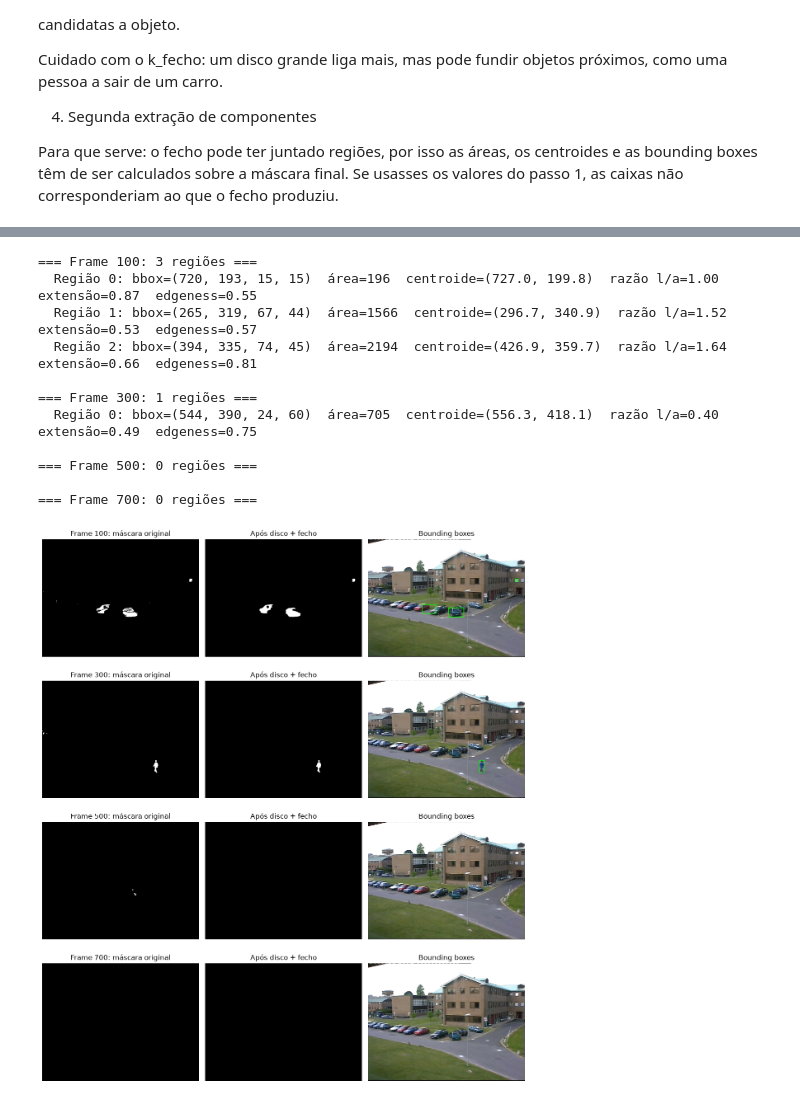
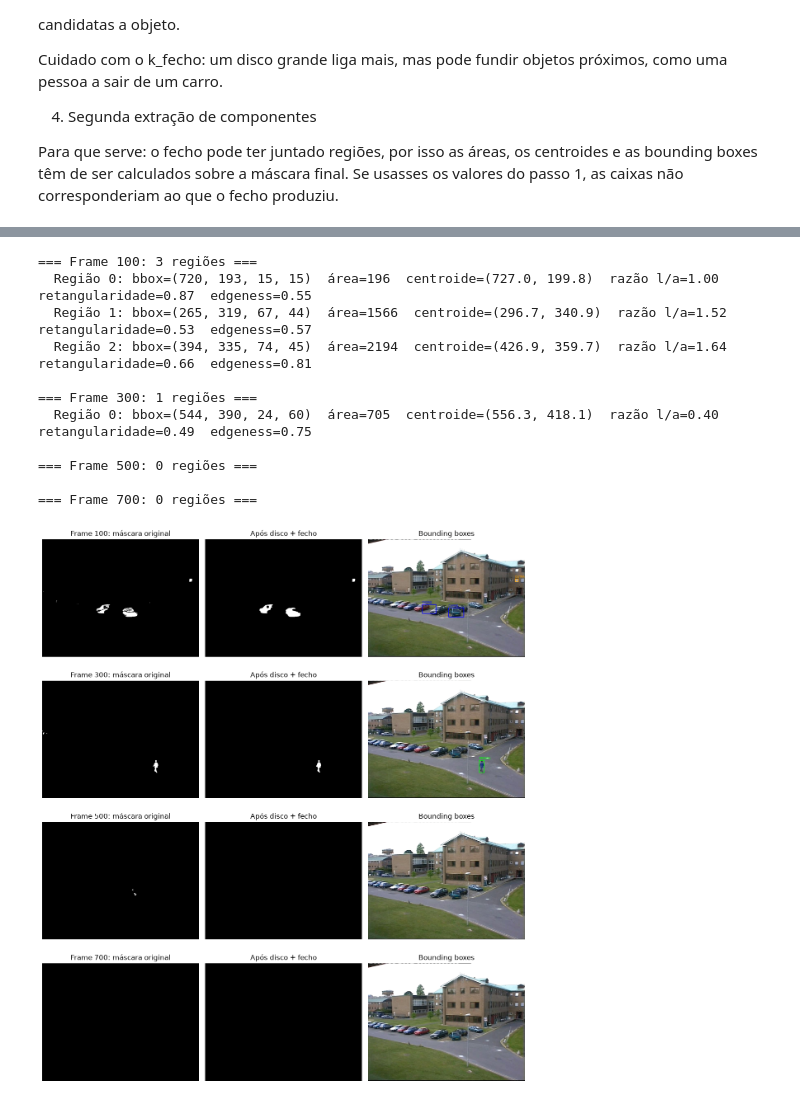
Before and after one commit to beatizisjesus-ctrl/PIV_TP2, a Jupyter notebook: PIV_TP2.ipynb, the cells around one changed output, grey strips where cells are left out. Saved outputs shown, nothing was run; the diff lists cells and outputs as text; code cells hidden in the pictures.

```diff
--- a/PIV_TP2.ipynb
+++ b/PIV_TP2.ipynb
@@ -291,7 +318,7 @@ def extrair_propriedades(regioes, frame, mascara_limpa, T_edge=40, bins=16):
 
         # Geometria (1º trabalho)
         r["razao"] = w / h
-        r["extensao"] = r["area"] / (w * h)
+        r["retangularidade"] = r["area"] / (w * h)
 
         # Histograma de cor normalizado (Cap. 6, slide 10): H e S dentro da máscara
         roi_hsv = hsv[y:y + h, x:x + w]
@@ -304,13 +331,30 @@ def extrair_propriedades(regioes, frame, mascara_limpa, T_edge=40, bins=16):
         r["edgeness"] = float(((mag >= T_edge) & (roi_mask > 0)).sum()) / max(n_pix, 1)
     return regioes
 
-
 def distancia_hist(h1, h2):
     """Distância L1 entre histogramas (Cap. 6, slide 10)."""
     return float(np.abs(h1 - h2).sum())
 
+# 6. Classificação das regiões
 
-# Teste: mesmo ciclo do passo 2, agora com limpeza da máscara e bounding boxes
+RAZAO_PESSOA_MAX = 0.8     # l/a abaixo disto -> forma alta
+RAZAO_CARRO_MIN = 1.1      # l/a acima disto  -> forma larga
+AREA_PESSOA = (150, 2500)  # intervalo de áreas para pessoa
+AREA_CARRO_MIN = 800       # área mínima para carro
+
+CORES = {"PESSOA": (0, 255, 0), "CARRO": (255, 0, 0), "OUTRA": (0, 165, 255)}   # BGR
+
+def classificar_regioes(regioes):
+    for r in regioes:
+        razao, area = r["razao"], r["area"]
+        if razao <= RAZAO_PESSOA_MAX and AREA_PESSOA[0] <= area <= AREA_PESSOA[1]:
+            r["classe"] = "PESSOA"
+        elif razao >= RAZAO_CARRO_MIN and area >= AREA_CARRO_MIN:
+            r["classe"] = "CARRO"
+        else:
+            r["classe"] = "OUTRA"
+    return regioes
+
 AREA_MIN = 150
 K_FECHO = 9
 
@@ -336,6 +380,7 @@ while True:
     limpa = limpar_mascara(mascara)          # 3. Operados Morfológicos
     regioes = detetar_regioes(limpa)         # 4. Deteção de regiões ativas
     propriedades = extrair_propriedades(regioes, frame, limpa)     # 5. Extração de propriedades das regiões
+    classsificacoes = classificar_regioes(regioes)               # 6. Classificação das regiões
 
     if n in frames_a_mostrar:
 
@@ -344,37 +389,40 @@ while True:
         for i, r in enumerate(regioes):
             print(f"  Região {i}: bbox={r['bbox']}  área={r['area']}  "
                   f"centroide=({r['centroide'][0]:.1f}, {r['centroide'][1]:.1f})  "
-                  f"razão l/a={r['razao']:.2f}  extensão={r['extensao']:.2f}  "
+                  f"razão l/a={r['razao']:.2f}  retangularidade={r['retangularidade']:.2f}  "
                   f"edgeness={r['edgeness']:.2f}")
 
         vis = frame.copy()
         for r in regioes:
             x, y, w, h = r["bbox"]
-            cv2.rectangle(vis, (x, y), (x + w, y + h), (0, 255, 0), 2)
+            cor = CORES[r["classe"]]
+            cv2.rectangle(vis, (x, y), (x + w, y + h), cor, 2)
+            cv2.putText(vis, r["classe"], (x, y - 5), cv2.FONT_HERSHEY_SIMPLEX, 0.5, cor, 1)
+
         resultados.append((n, mascara, limpa, vis, regioes))
     n += 1
 video.release()
 
 # Prints e visualização
 fig, eixos = plt.subplots(len(resultados), 3, figsize=(12, 3.5 * len(resultados)))
 for linha, (n, mascara, limpa, vis, regioes) in zip(np.atleast_2d(eixos), resultados):
     linha[0].imshow(mascara, cmap="gray"); linha[0].set_title(f"Frame {n}: máscara original")
     linha[1].imshow(limpa, cmap="gray");   linha[1].set_title("Após disco + fecho")
     linha[2].imshow(cv2.cvtColor(vis, cv2.COLOR_BGR2RGB)); linha[2].set_title("Bounding boxes")
     for ax in linha:
         ax.axis("off")
 plt.tight_layout()
 plt.show()
 # %% [output]
 === Frame 100: 3 regiões ===
-  Região 0: bbox=(720, 193, 15, 15)  área=196  centroide=(727.0, 199.8)  razão l/a=1.00  extensão=0.87  edgeness=0.55
-  Região 1: bbox=(265, 319, 67, 44)  área=1566  centroide=(296.7, 340.9)  razão l/a=1.52  extensão=0.53  edgeness=0.57
-  Região 2: bbox=(394, 335, 74, 45)  área=2194  centroide=(426.9, 359.7)  razão l/a=1.64  extensão=0.66  edgeness=0.81
+  Região 0: bbox=(720, 193, 15, 15)  área=196  centroide=(727.0, 199.8)  razão l/a=1.00  retangularidade=0.87  edgeness=0.55
+  Região 1: bbox=(265, 319, 67, 44)  área=1566  centroide=(296.7, 340.9)  razão l/a=1.52  retangularidade=0.53  edgeness=0.57
+  Região 2: bbox=(394, 335, 74, 45)  área=2194  centroide=(426.9, 359.7)  razão l/a=1.64  retangularidade=0.66  edgeness=0.81
 
 === Frame 300: 1 regiões ===
-  Região 0: bbox=(544, 390, 24, 60)  área=705  centroide=(556.3, 418.1)  razão l/a=0.40  extensão=0.49  edgeness=0.75
+  Região 0: bbox=(544, 390, 24, 60)  área=705  centroide=(556.3, 418.1)  razão l/a=0.40  retangularidade=0.49  edgeness=0.75
 
 === Frame 500: 0 regiões ===
 
 === Frame 700: 0 regiões ===
-[figure, old version]
+[figure, new version]
```
Also changed, not shown: parts of 1 cell of this notebook.
